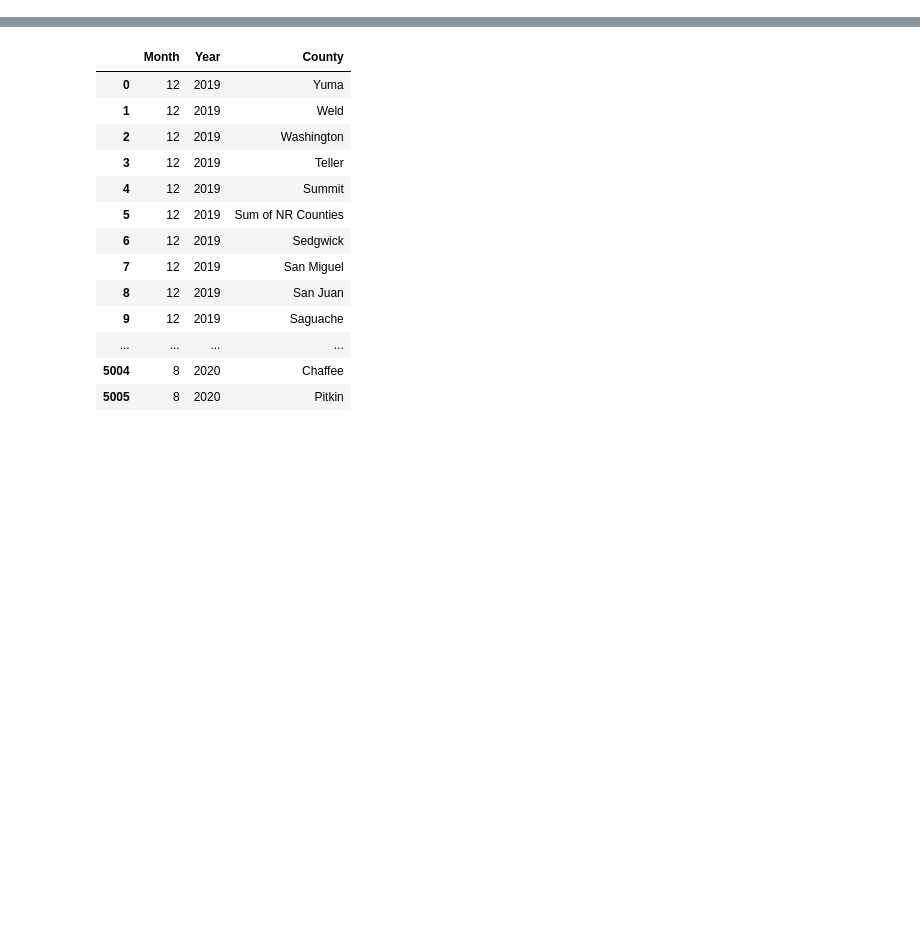
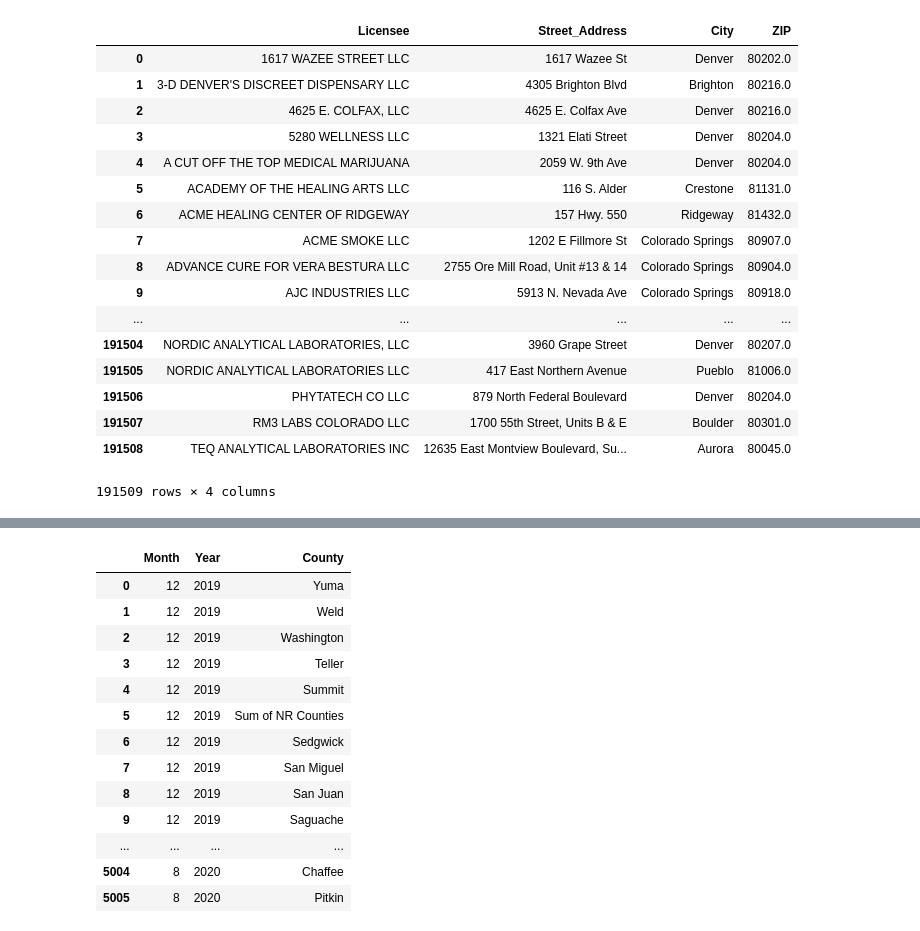
Before and after one commit to jtmcginley123/project-one, a Jupyter notebook: data/james_cleaning.ipynb, the cells around one changed output, grey strips where cells are left out. Cells and saved outputs as stored; diff of their text form; code cells hidden in the pictures; blank space fills up the shorter version.

```diff
--- a/data/james_cleaning.ipynb
+++ b/data/james_cleaning.ipynb
@@ -1 +1,53 @@
+# %%
+# Imports
+import pandas as pd
+import geocoder
+
+#Dispensary Addresses in CO
+#dispensary_address = pd.read_csv("rawdata/James-Licensed-Marijuana-Businesses-Colorado.csv")
+
+dispensary_address = pd.read_csv("rawdata/James-Licensed-Marijuana-Businesses-Colorado.csv")
+
+dispensary_address.head()
+#Licensee,DBA,License_No,Street_Address,City,ZIP,Category,Month,Year,Certification
+
+#dispensary_address_clean = dispensary_address[['ZIP'[0:5]]]
+#dispensary_address_clean = dispensary_address[['Licensee', 'Street_Address', 'City', 'ZIP']]
+#dispensary_address_clean['ZIP']= dispensary_address_clean['ZIP'].astype('int')
+#dispensary_address_clean.head()
+#dispensary_address_clean.value_counts()
+#dispensary_address_clean.ZIP.unique()
+#dispensary_address_clean.isnull().sum(axis=0) #//gives me the number of is null for zip
+dispensary_address_clean
+
+### find the zip codes and insert to complete data set
+
+
+##//
+#df_zip_proper = pandas.io.parsers.read_csv('zip/sample.csv', dtype={'zip': pandas.Categorical})
+#df_zip_proper
+
+###need to cut out the ".0" at the end of the ZIP
+###need to use MapQuest api
+###set to remove .0 -- figure out - //set something like .0 gets blanked
+#dispensary_address_clean.dtypes
+# %% [output]
+|  | Licensee | Street_Address | City | ZIP |
+| 0 | 1617 WAZEE STREET LLC | 1617 Wazee St | Denver | 80202.0 |
+| 1 | 3-D DENVER'S DISCREET DISPENSARY LLC | 4305 Brighton Blvd | Brighton | 80216.0 |
+| 2 | 4625 E. COLFAX, LLC | 4625 E. Colfax Ave | Denver | 80216.0 |
+| 3 | 5280 WELLNESS LLC | 1321 Elati Street | Denver | 80204.0 |
+| 4 | A CUT OFF THE TOP MEDICAL MARIJUANA | 2059 W. 9th Ave | Denver | 80204.0 |
+| 5 | ACADEMY OF THE HEALING ARTS LLC | 116 S. Alder | Crestone | 81131.0 |
+| 6 | ACME HEALING CENTER OF RIDGEWAY | 157 Hwy. 550 | Ridgeway | 81432.0 |
+| 7 | ACME SMOKE LLC | 1202 E Fillmore St | Colorado Springs | 80907.0 |
+| 8 | ADVANCE CURE FOR VERA BESTURA LLC | 2755 Ore Mill Road, Unit #13 & 14 | Colorado Springs | 80904.0 |
+| 9 | AJC INDUSTRIES LLC | 5913 N. Nevada Ave | Colorado Springs | 80918.0 |
+| ... | ... | ... | ... | ... |
+| 191504 | NORDIC ANALYTICAL LABORATORIES, LLC | 3960 Grape Street | Denver | 80207.0 |
+| 191505 | NORDIC ANALYTICAL LABORATORIES LLC | 417 East Northern Avenue | Pueblo | 81006.0 |
+| 191506 | PHYTATECH CO LLC | 879 North Federal Boulevard | Denver | 80204.0 |
+| 191507 | RM3 LABS COLORADO LLC | 1700 55th Street, Units B & E | Boulder | 80301.0 |
+| 191508 | TEQ ANALYTICAL LABORATORIES INC | 12635 East Montview Boulevard, Su... | Aurora | 80045.0 |
+191509 rows × 4 columns
 # %%
```
Also changed, not shown: parts of 6 cells of this notebook.
